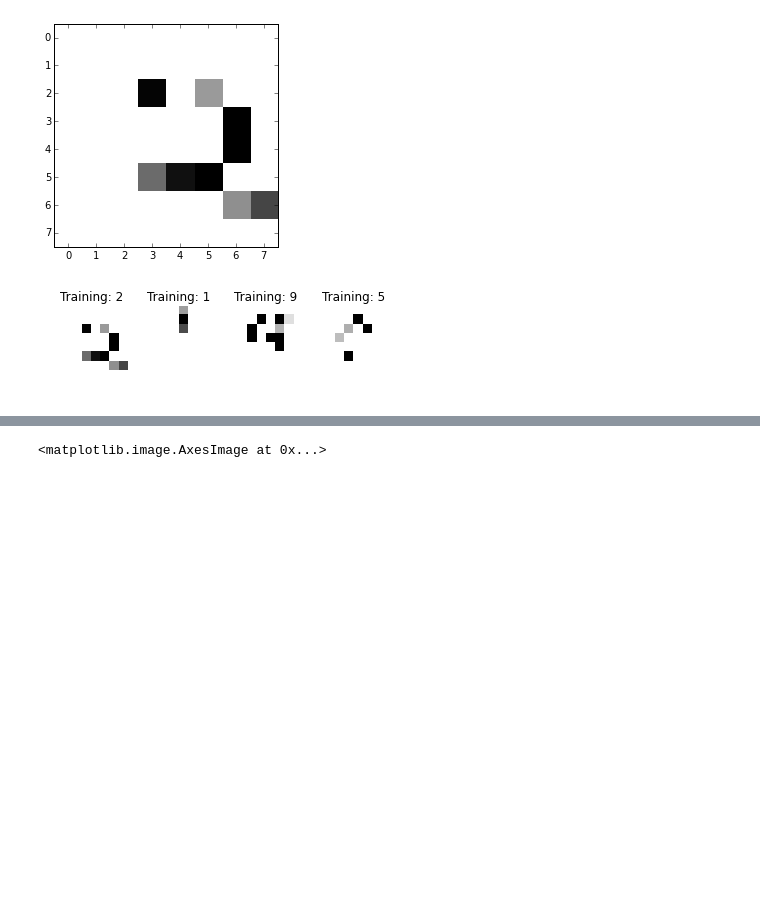
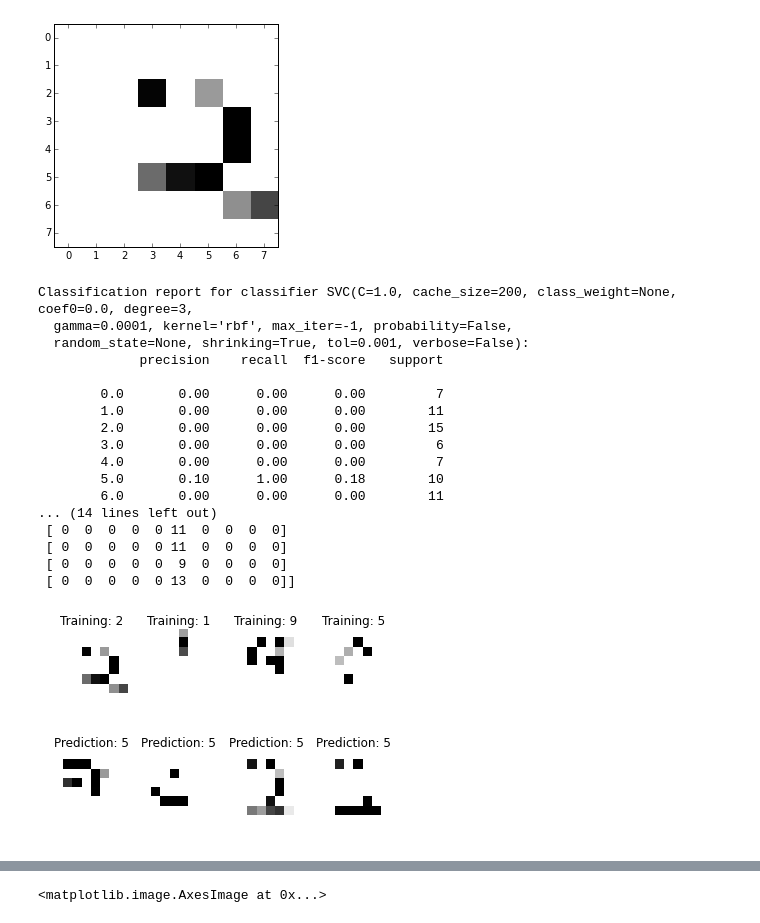
Before and after one commit to candyyunwen/number_recognizer, a Jupyter notebook: machines/number_recognizer/number_recognizer.ipynb, the cells around one changed output, grey strips where cells are left out. Cells and saved outputs as stored; diff of their text form; code cells hidden in the pictures; blank space fills up the shorter version.

```diff
--- a/machines/number_recognizer/number_recognizer.ipynb
+++ b/machines/number_recognizer/number_recognizer.ipynb
@@ -223,12 +221,3 @@ Please select the number to show : 0
 2
 <matplotlib.image.AxesImage at 0x...>
 [figure]
-# %%
-images_and_labels = list(zip(train, target))
-for index, (train, label) in enumerate(images_and_labels[:4]):
-    plt.subplot(2, 4, index + 1)
-    plt.axis('off')
-    plt.imshow(train.reshape(8,8), cmap=plt.cm.gray_r, interpolation='nearest')
-    plt.title('Training: %i' % label)
-# %% [output]
-[figure, removed]
@@ -235,3 +228,59 @@ for index, (train, label) in enumerate(images_and_labels[:4]):
+# %%
+images_and_labels = list(zip(d, target))
+
+for index, (image, label) in enumerate(images_and_labels[:4]):
+    plt.subplot(2, 4, index + 1)
+    plt.axis('off')
+    plt.imshow(image, cmap=plt.cm.gray_r, interpolation='nearest')
+    plt.title('Training: %i' % label)
+
+# 資料攤平:1797 x 8 x 8 -> 1797 x 64
+# 這裏的-1代表自動計算，相當於 (n_samples, 64)
+n_samples = len(d) #讀出資料庫中有幾張照片
+data = train.reshape((n_samples, -1))
+
+# 產生SVC分類器
+classifier = svm.SVC(gamma=0.0001)
+
+# 用前半部份的資料來訓練
+classifier.fit(data[:n_samples / 2], target[:n_samples / 2])
+
+# Now predict the value of the digit on the second half:
+expected = target[n_samples / 2:]
+#利用後半部份的資料來測試分類器，共 899筆資料
+predicted = classifier.predict(data[n_samples / 2:])
+
+print("Classification report for classifier %s:\n%s\n"
+      % (classifier, metrics.classification_report(expected, predicted)))
+print("Confusion matrix:\n%s" % metrics.confusion_matrix(expected, predicted))
+
+images_and_predictions = list(zip(d[n_samples / 2:], predicted))
+for index, (image, prediction) in enumerate(images_and_predictions[:4]):
+    plt.subplot(2, 4, index + 5)
+    plt.axis('off')
+    plt.imshow(image, cmap=plt.cm.gray_r, interpolation='nearest')
+    plt.title('Prediction: %i' % prediction)
+
+plt.show()
+# %% [output]
+Classification report for classifier SVC(C=1.0, cache_size=200, class_weight=None, coef0=0.0, degree=3,
+  gamma=0.0001, kernel='rbf', max_iter=-1, probability=False,
+  random_state=None, shrinking=True, tol=0.001, verbose=False):
+             precision    recall  f1-score   support
+
+        0.0       0.00      0.00      0.00         7
+        1.0       0.00      0.00      0.00        11
+        2.0       0.00      0.00      0.00        15
+        3.0       0.00      0.00      0.00         6
+        4.0       0.00      0.00      0.00         7
+        5.0       0.10      1.00      0.18        10
+        6.0       0.00      0.00      0.00        11
+... (14 lines left out)
+ [ 0  0  0  0  0 11  0  0  0  0]
+ [ 0  0  0  0  0 11  0  0  0  0]
+ [ 0  0  0  0  0  9  0  0  0  0]
+ [ 0  0  0  0  0 13  0  0  0  0]]
+[figure, added]
 # %%
 test = np.loadtxt('C:/Github/number_recognizer/test.txt')
 #len(test)
```
Also changed, not shown: parts of 5 cells of this notebook, 1 other file.
